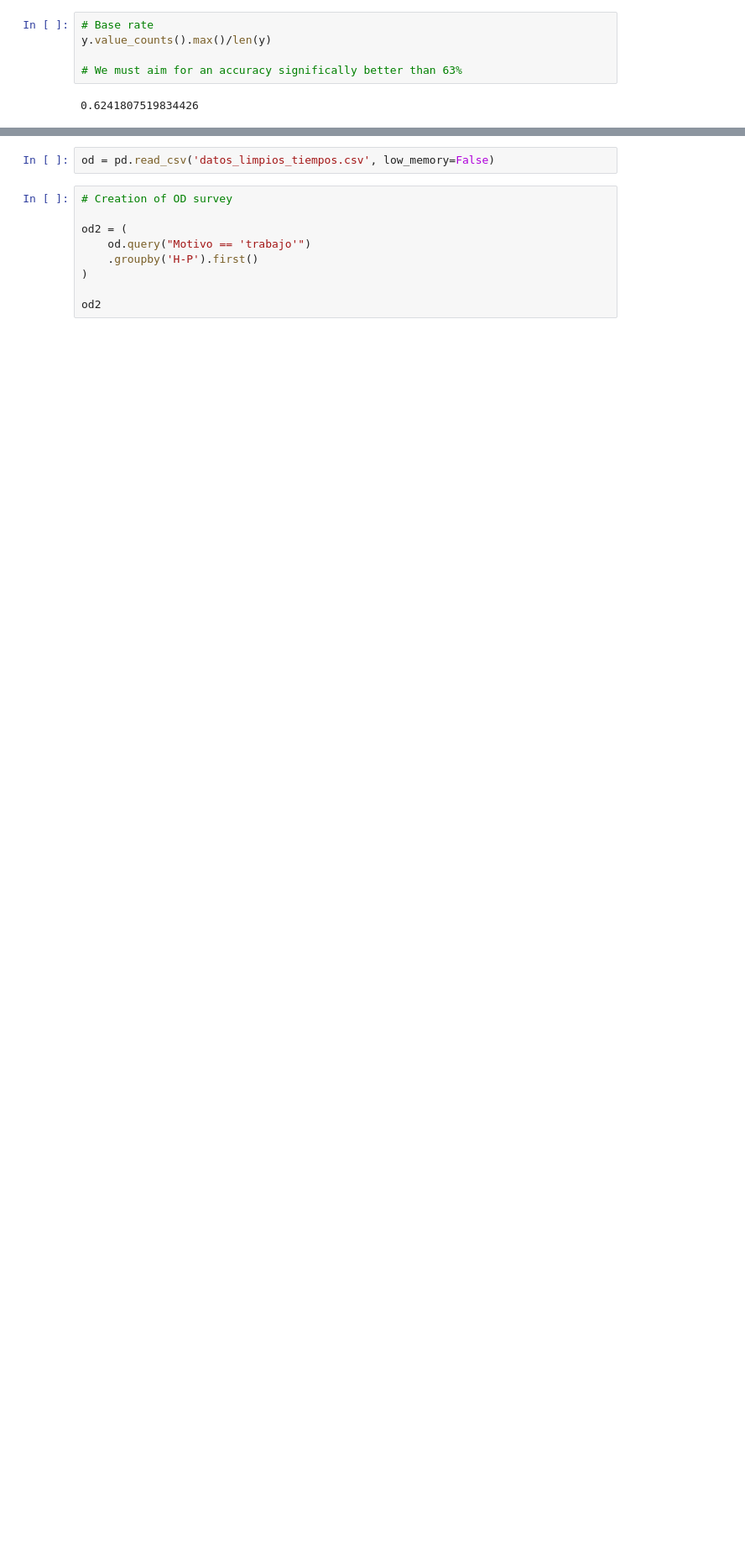
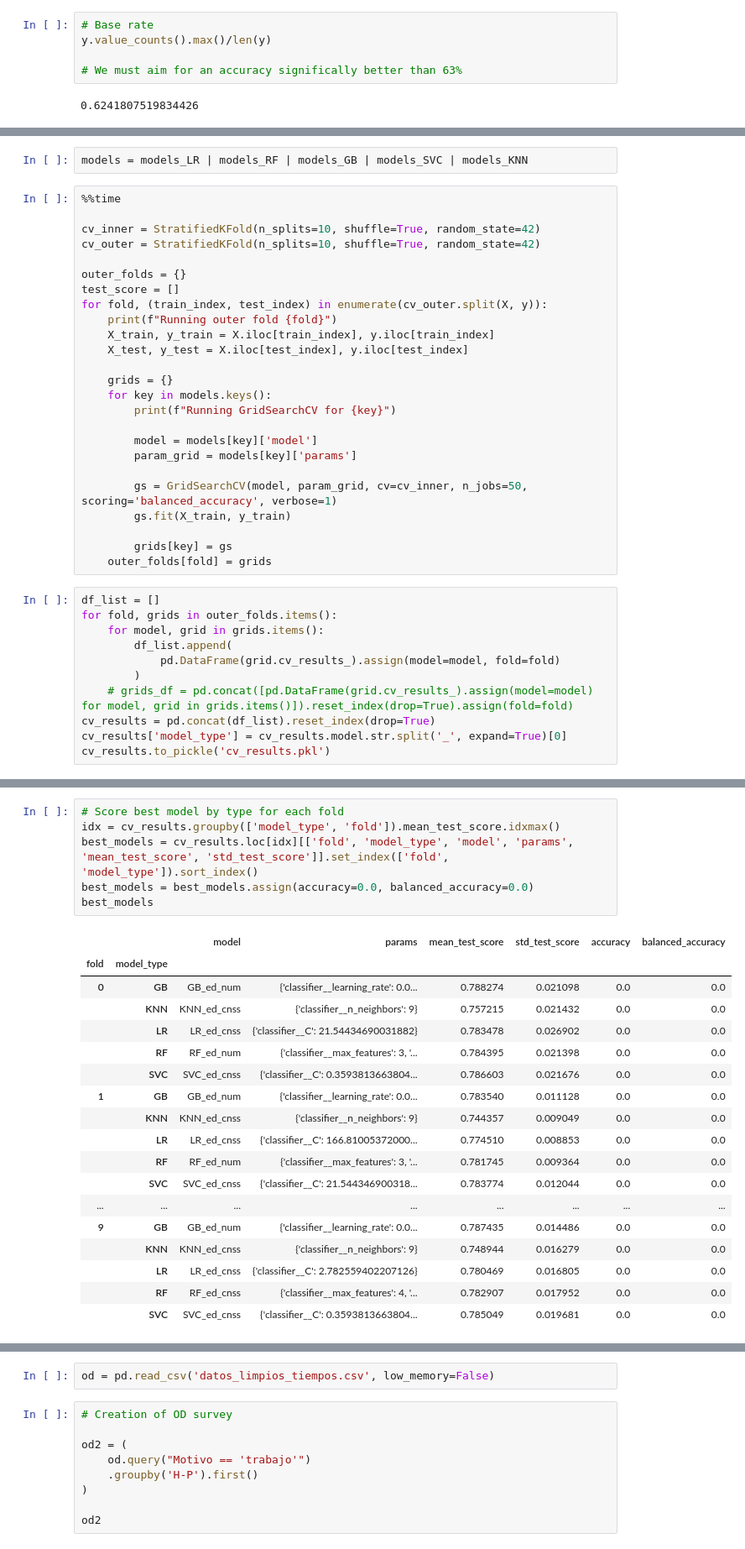
Before and after one commit to CentroFuturoCiudades/informal_jobs, a Jupyter notebook: notebook.ipynb, the cells around one changed output, grey strips where cells are left out. Shown at 84% size. Saved outputs shown, nothing was run; the diff lists cells and outputs as text; blank space fills up the shorter version.

Commit message:
Grid exploration done

```diff
--- a/notebook.ipynb
+++ b/notebook.ipynb
@@ -258,0 +38,38 @@ The mean cross-validation accuracy is: 0.796 ± 0.025
+# %%
+models = models_LR | models_RF | models_GB | models_SVC | models_KNN
+# %%
+%%time
+
+cv_inner = StratifiedKFold(n_splits=10, shuffle=True, random_state=42)
+cv_outer = StratifiedKFold(n_splits=10, shuffle=True, random_state=42)
+
+outer_folds = {}
+test_score = []
+for fold, (train_index, test_index) in enumerate(cv_outer.split(X, y)):
+    print(f"Running outer fold {fold}")
+    X_train, y_train = X.iloc[train_index], y.iloc[train_index]
+    X_test, y_test = X.iloc[test_index], y.iloc[test_index]
+
+    grids = {}
+    for key in models.keys():
+        print(f"Running GridSearchCV for {key}")
+
+        model = models[key]['model']
+        param_grid = models[key]['params']
+
+        gs = GridSearchCV(model, param_grid, cv=cv_inner, n_jobs=50, scoring='balanced_accuracy', verbose=1)
+        gs.fit(X_train, y_train)
+
+        grids[key] = gs
+    outer_folds[fold] = grids
+# %%
+df_list = []
+for fold, grids in outer_folds.items():
+    for model, grid in grids.items():
+        df_list.append(
+            pd.DataFrame(grid.cv_results_).assign(model=model, fold=fold)
+        )
+    # grids_df = pd.concat([pd.DataFrame(grid.cv_results_).assign(model=model) for model, grid in grids.items()]).reset_index(drop=True).assign(fold=fold)
+cv_results = pd.concat(df_list).reset_index(drop=True)
+cv_results['model_type'] = cv_results.model.str.split('_', expand=True)[0]
+cv_results.to_pickle('cv_results.pkl')
@@ -258,0 +92,25 @@ The mean cross-validation accuracy is: 0.796 ± 0.025
+# %%
+# Score best model by type for each fold
+idx = cv_results.groupby(['model_type', 'fold']).mean_test_score.idxmax()
+best_models = cv_results.loc[idx][['fold', 'model_type', 'model', 'params', 'mean_test_score', 'std_test_score']].set_index(['fold', 'model_type']).sort_index()
+best_models = best_models.assign(accuracy=0.0, balanced_accuracy=0.0)
+best_models
+# %% [output]
+|  |  | model | params | mean_test_score | std_test_score | accuracy | balanced_accuracy |
+| fold | model_type |  |  |  |  |  |  |
+| 0 | GB | GB_ed_num | {'classifier__learning_rate': 0.0... | 0.788274 | 0.021098 | 0.0 | 0.0 |
+|  | KNN | KNN_ed_cnss | {'classifier__n_neighbors': 9} | 0.757215 | 0.021432 | 0.0 | 0.0 |
+|  | LR | LR_ed_cnss | {'classifier__C': 21.54434690031882} | 0.783478 | 0.026902 | 0.0 | 0.0 |
+|  | RF | RF_ed_num | {'classifier__max_features': 3, '... | 0.784395 | 0.021398 | 0.0 | 0.0 |
+|  | SVC | SVC_ed_cnss | {'classifier__C': 0.3593813663804... | 0.786603 | 0.021676 | 0.0 | 0.0 |
+| 1 | GB | GB_ed_num | {'classifier__learning_rate': 0.0... | 0.783540 | 0.011128 | 0.0 | 0.0 |
+|  | KNN | KNN_ed_cnss | {'classifier__n_neighbors': 9} | 0.744357 | 0.009049 | 0.0 | 0.0 |
+|  | LR | LR_ed_cnss | {'classifier__C': 166.81005372000... | 0.774510 | 0.008853 | 0.0 | 0.0 |
+|  | RF | RF_ed_num | {'classifier__max_features': 3, '... | 0.781745 | 0.009364 | 0.0 | 0.0 |
+|  | SVC | SVC_ed_cnss | {'classifier__C': 21.544346900318... | 0.783774 | 0.012044 | 0.0 | 0.0 |
+| ... | ... | ... | ... | ... | ... | ... | ... |
+| 9 | GB | GB_ed_num | {'classifier__learning_rate': 0.0... | 0.787435 | 0.014486 | 0.0 | 0.0 |
+|  | KNN | KNN_ed_cnss | {'classifier__n_neighbors': 9} | 0.748944 | 0.016279 | 0.0 | 0.0 |
+|  | LR | LR_ed_cnss | {'classifier__C': 2.782559402207126} | 0.780469 | 0.016805 | 0.0 | 0.0 |
+|  | RF | RF_ed_cnss | {'classifier__max_features': 4, '... | 0.782907 | 0.017952 | 0.0 | 0.0 |
+|  | SVC | SVC_ed_cnss | {'classifier__C': 0.3593813663804... | 0.785049 | 0.019681 | 0.0 | 0.0 |
```
Also changed, not shown: parts of 27 cells of this notebook, 2 other files.
